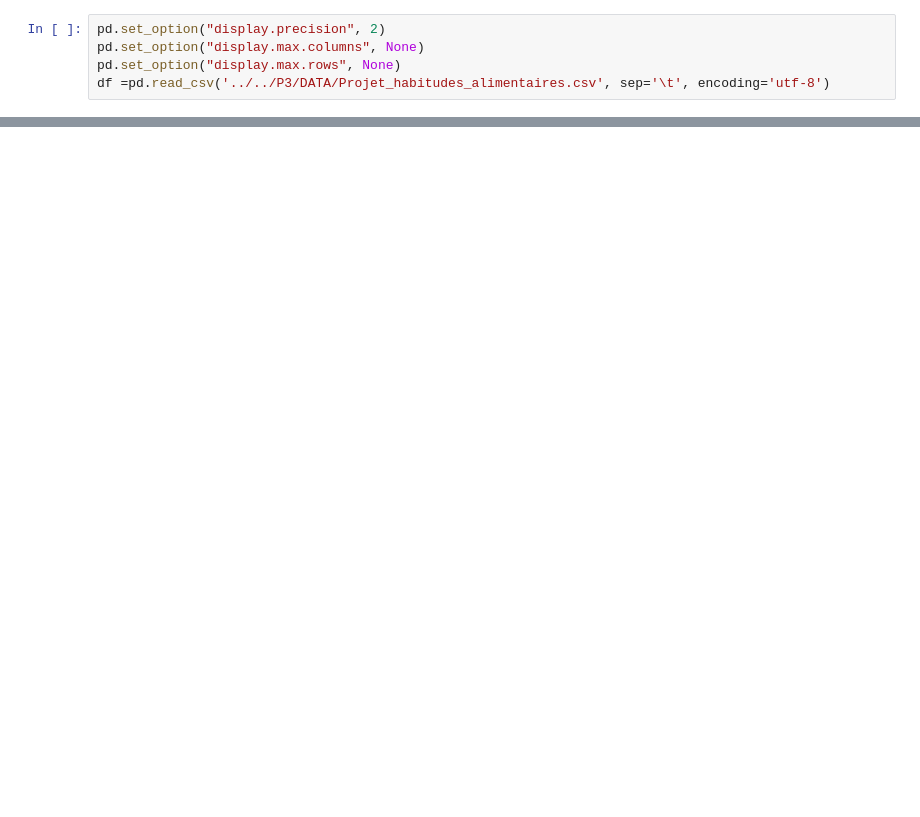
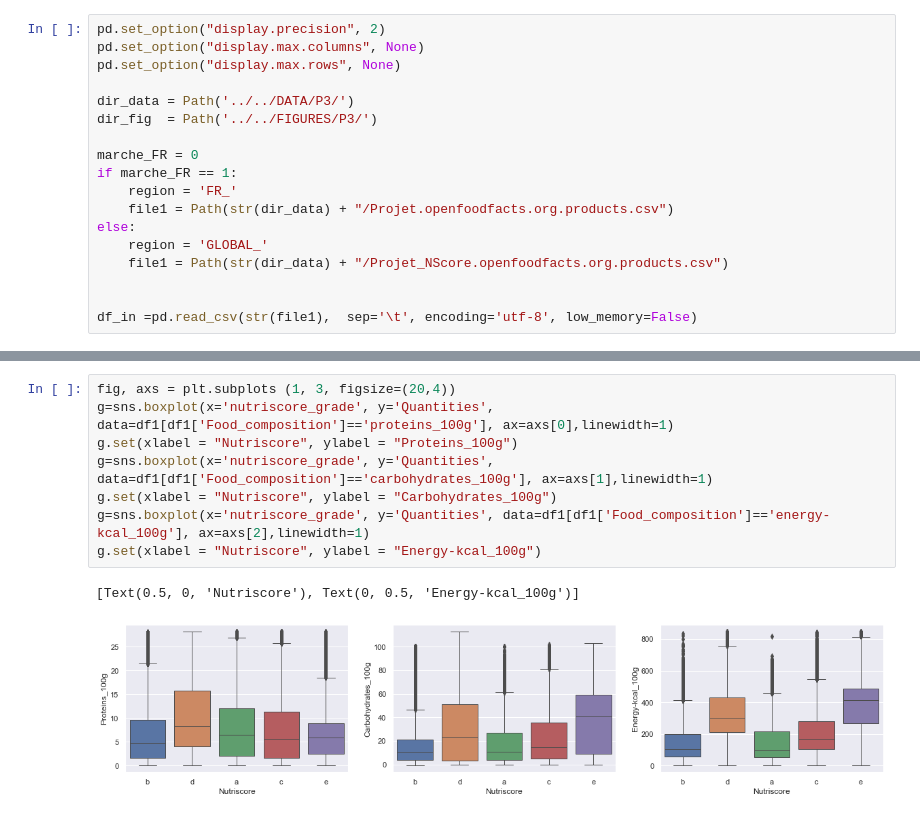
Before and after one commit to yonssJ/Data-Science-Course, a Jupyter notebook: PSanté_JOSE_Yonss/PSanté_02_notebookexploration.ipynb, the cells around one changed output, grey strips where cells are left out. Saved outputs shown, nothing was run; the diff lists cells and outputs as text; blank space fills up the shorter version.

```diff
--- a/PSanté_JOSE_Yonss/PSanté_02_notebookexploration.ipynb
+++ b/PSanté_JOSE_Yonss/PSanté_02_notebookexploration.ipynb
@@ -7,4 +20,17 @@ from myfile import remove_outlier,isnull_values_sum,plot_box_plot,read_csv_morce
 pd.set_option("display.precision", 2)
 pd.set_option("display.max.columns", None)
 pd.set_option("display.max.rows", None)
-df =pd.read_csv('../../P3/DATA/Projet_habitudes_alimentaires.csv', sep='\t', encoding='utf-8')
+
+dir_data = Path('../../DATA/P3/')
+dir_fig  = Path('../../FIGURES/P3/')
+
+marche_FR = 0
+if marche_FR == 1:
+    region = 'FR_'
+    file1 = Path(str(dir_data) + "/Projet.openfoodfacts.org.products.csv")
+else:
+    region = 'GLOBAL_'
+    file1 = Path(str(dir_data) + "/Projet_NScore.openfoodfacts.org.products.csv")
+
+
+df_in =pd.read_csv(str(file1),  sep='\t', encoding='utf-8', low_memory=False)
@@ -25,0 +136,11 @@ df.head()
+# %%
+fig, axs = plt.subplots (1, 3, figsize=(20,4))
+g=sns.boxplot(x='nutriscore_grade', y='Quantities', data=df1[df1['Food_composition']=='proteins_100g'], ax=axs[0],linewidth=1)
+g.set(xlabel = "Nutriscore", ylabel = "Proteins_100g")
+g=sns.boxplot(x='nutriscore_grade', y='Quantities', data=df1[df1['Food_composition']=='carbohydrates_100g'], ax=axs[1],linewidth=1)
+g.set(xlabel = "Nutriscore", ylabel = "Carbohydrates_100g")
+g=sns.boxplot(x='nutriscore_grade', y='Quantities', data=df1[df1['Food_composition']=='energy-kcal_100g'], ax=axs[2],linewidth=1)
+g.set(xlabel = "Nutriscore", ylabel = "Energy-kcal_100g")
+# %% [output]
+[Text(0.5, 0, 'Nutriscore'), Text(0, 0.5, 'Energy-kcal_100g')]
+[figure, added]
```
Also changed, not shown: parts of 22 cells of this notebook, 2 other files.
